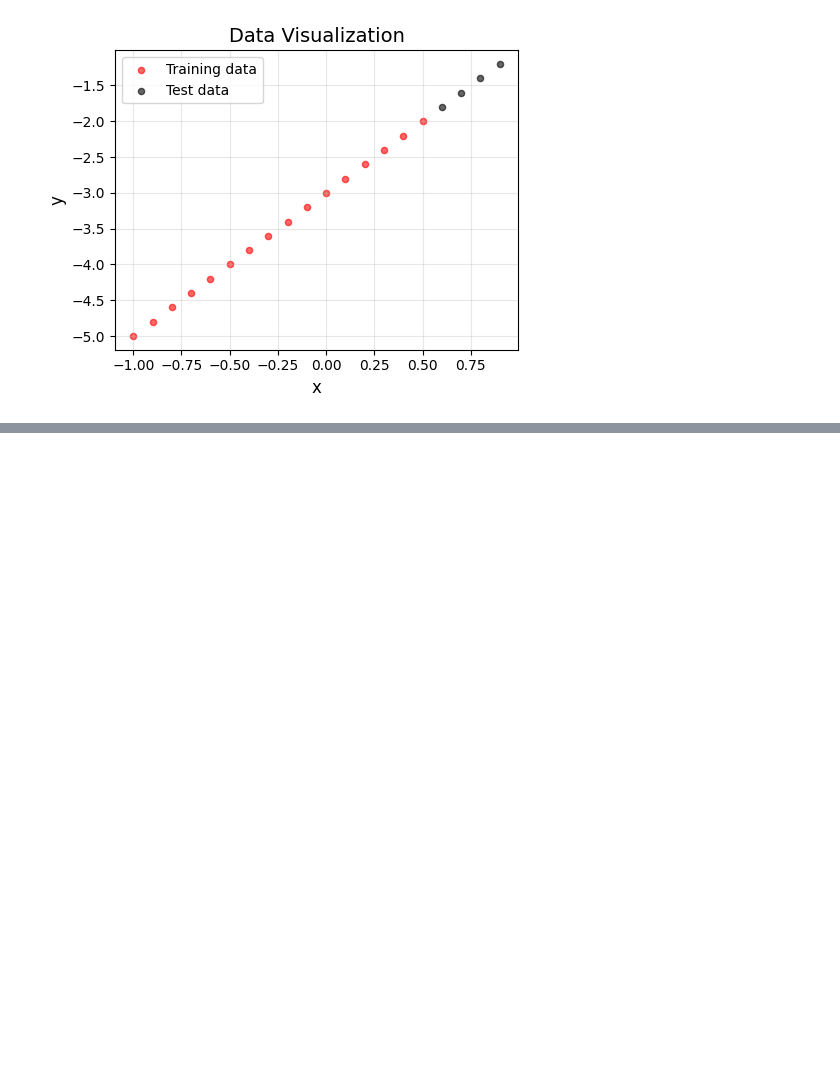
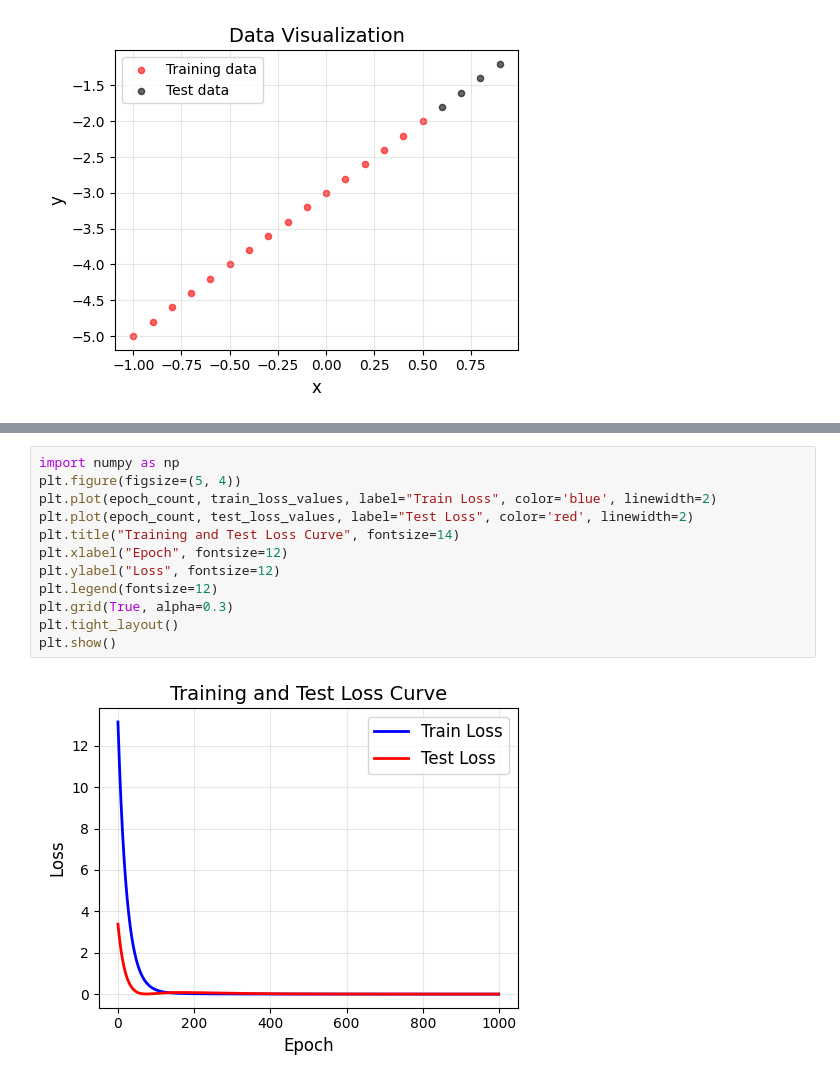
Before and after one commit to jieluo13x/pytorch_learn, a Jupyter notebook: pytorch_workflow.ipynb, the cells around one changed output, grey strips where cells are left out. Saved outputs shown, nothing was run; the diff lists cells and outputs as text; blank space fills up the shorter version.

```diff
--- a/pytorch_workflow.ipynb
+++ b/pytorch_workflow.ipynb
@@ -90,0 +376,14 @@ class LinearRegressionModel(nn.Module):  #(father)
+# %%
+import numpy as np
+plt.figure(figsize=(5, 4))
+plt.plot(epoch_count, train_loss_values, label="Train Loss", color='blue', linewidth=2)
+plt.plot(epoch_count, test_loss_values, label="Test Loss", color='red', linewidth=2)
+plt.title("Training and Test Loss Curve", fontsize=14)
+plt.xlabel("Epoch", fontsize=12)
+plt.ylabel("Loss", fontsize=12)
+plt.legend(fontsize=12)
+plt.grid(True, alpha=0.3)
+plt.tight_layout()
+plt.show()
+# %% [output]
+[figure, added]
```
Also changed, not shown: parts of 15 cells of this notebook.
